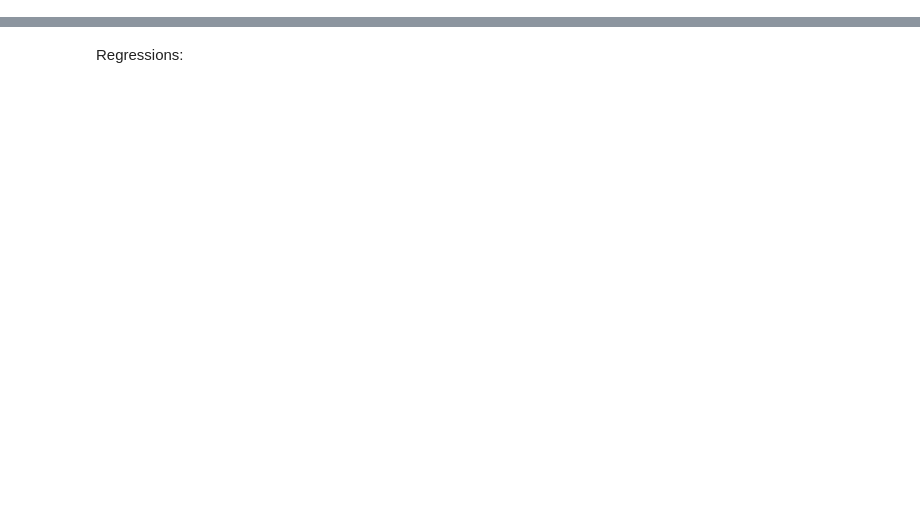
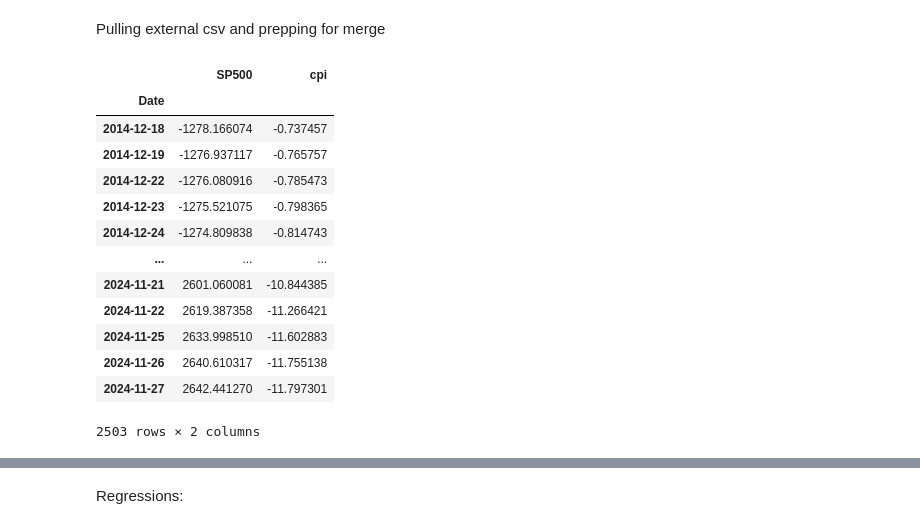
Before and after one commit to MichaelRicardo77/DS2500Proj, a Jupyter notebook: initial_working.ipynb, the cells around one changed output, grey strips where cells are left out. Drawn from its saved outputs; the diff is of its cells as text; code cells hidden in the pictures; blank space fills up the shorter version.

```diff
--- a/initial_working.ipynb
+++ b/initial_working.ipynb
@@ -50,6 +57,8 @@ ticker = '^VIX'
 VIX = fetch_ticker_data(ticker)
 VIX['VIX_SMA_14'] = ta.sma(VIX['Close'], length=14)
 VIX = VIX.drop(columns=['Open', 'High', 'Low', 'Dividends', 'Stock Splits', 'Volume', 'Close'])
+# %% [markdown]
+Pulling external csv and prepping for merge
 # %%
 def external_csv(csv):
     '''
@@ -67,5 +76,36 @@ def external_csv(csv):
 cpi_csv = 'CPI_Data_10.csv'
 cpi = external_csv(cpi_csv)
 cpi = cpi.rename(columns={'Close': 'CPI_close'})
+cpi['Date'] = pd.to_datetime(cpi['Date'])
 cpi = cpi.set_index('Date')
-cpi['CPI_close'] = cpi['CPI_close'].fillna(method='ffill') #Got this part off stack overflow # fix CPI
+# %%
+#Makig CPI fill for all datafreame PLEASE FIX THIS
+full_date_range = pd.date_range(start='2014-12-01', end="2024-11-27", freq='D')
+cpi = cpi.reindex(full_date_range)
+cpi = cpi.ffill()
+cpi.index.name = 'Date'
+# %%
+#Performing PCA on S&P500 and CPI data
+SP500_cpi = pd.concat([SP500, cpi], axis=1).dropna()
+index_saved = SP500_cpi.index
+working_array = SP500_cpi.values
+pca = PCA(n_components=2)
+reduced_data = pca.fit_transform(working_array)
+SP500_cpi_data = pd.DataFrame(reduced_data, columns=['SP500', 'cpi'], index=index_saved)
+
+SP500_cpi_data
+# %% [output]
+|  | SP500 | cpi |
+| Date |  |  |
+| 2014-12-18 | -1278.166074 | -0.737457 |
+| 2014-12-19 | -1276.937117 | -0.765757 |
+| 2014-12-22 | -1276.080916 | -0.785473 |
+| 2014-12-23 | -1275.521075 | -0.798365 |
+| 2014-12-24 | -1274.809838 | -0.814743 |
+| ... | ... | ... |
+| 2024-11-21 | 2601.060081 | -10.844385 |
+| 2024-11-22 | 2619.387358 | -11.266421 |
+| 2024-11-25 | 2633.998510 | -11.602883 |
+| 2024-11-26 | 2640.610317 | -11.755138 |
+| 2024-11-27 | 2642.441270 | -11.797301 |
+2503 rows × 2 columns
```
Also changed, not shown: parts of 34 cells of this notebook, 6 other files.
